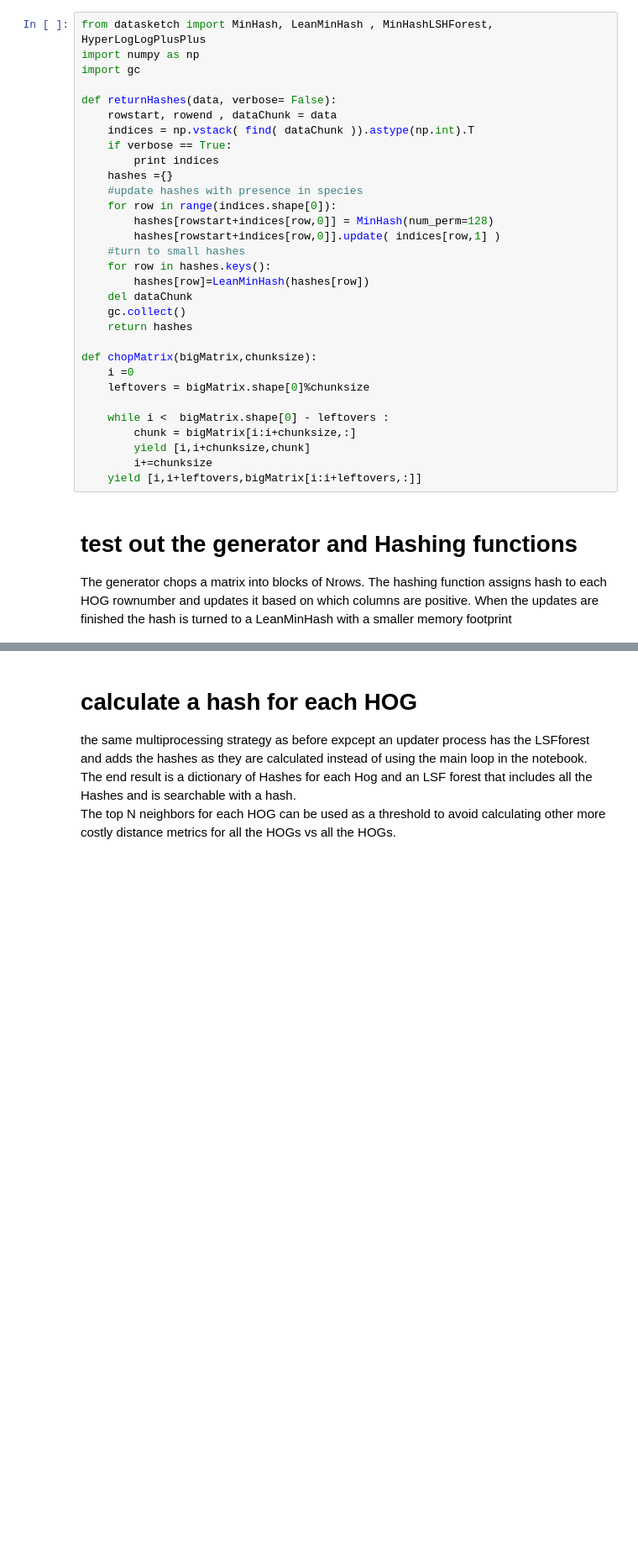
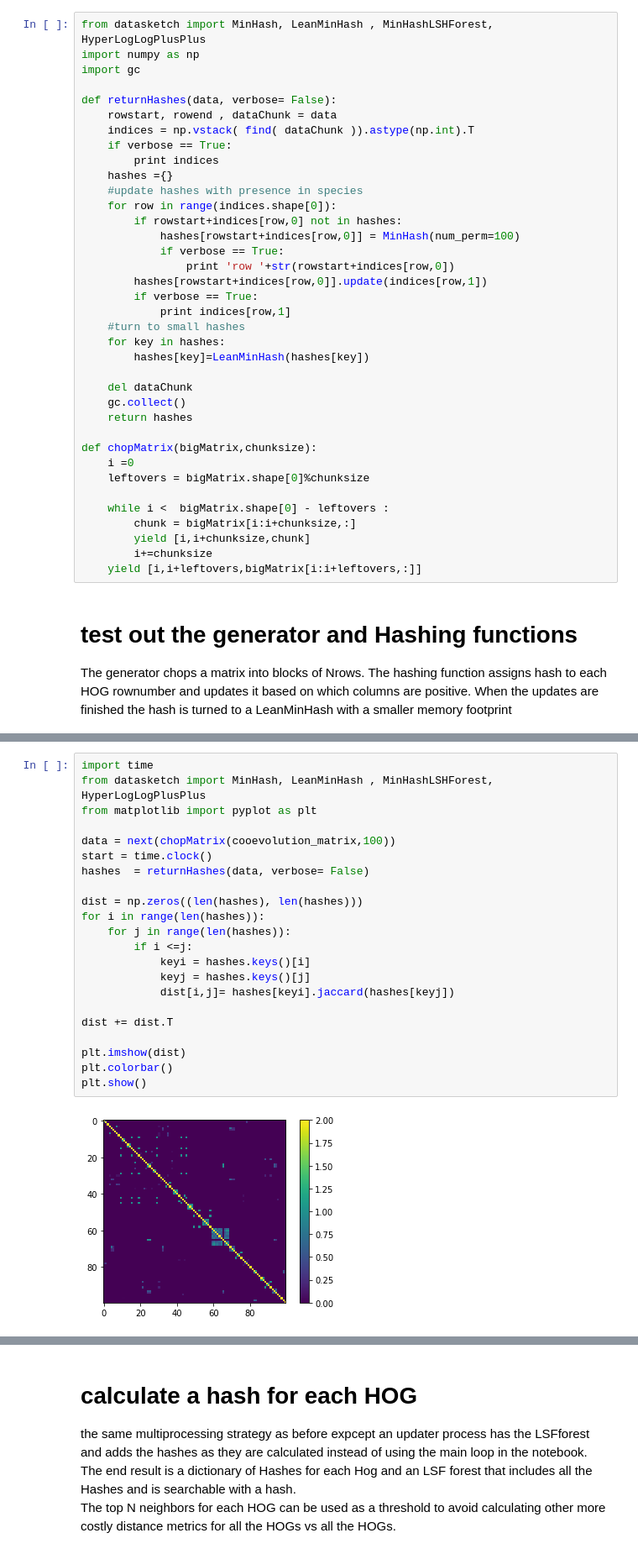
Before and after one commit to cactuskid/coevolution, a Jupyter notebook: ConstructHogMatrix.ipynb, the cells around one changed output, grey strips where cells are left out. Shown at 84% size. Cells and saved outputs as stored; diff of their text form; blank space fills up the shorter version.

```diff
--- a/ConstructHogMatrix.ipynb
+++ b/ConstructHogMatrix.ipynb
@@ -278,11 +307,17 @@ def returnHashes(data, verbose= False):
     hashes ={}
     #update hashes with presence in species
     for row in range(indices.shape[0]):
-        hashes[rowstart+indices[row,0]] = MinHash(num_perm=128)
-        hashes[rowstart+indices[row,0]].update( indices[row,1] )
+        if rowstart+indices[row,0] not in hashes:
+            hashes[rowstart+indices[row,0]] = MinHash(num_perm=100)
+            if verbose == True:
+                print 'row '+str(rowstart+indices[row,0])
+        hashes[rowstart+indices[row,0]].update(indices[row,1])
+        if verbose == True:
+            print indices[row,1]
     #turn to small hashes
-    for row in hashes.keys():
-        hashes[row]=LeanMinHash(hashes[row])
+    for key in hashes:
+        hashes[key]=LeanMinHash(hashes[key])
+
     del dataChunk
     gc.collect()
     return hashes
@@ -316,0 +337,24 @@ print time.clock()-start
+# %%
+import time
+from datasketch import MinHash, LeanMinHash , MinHashLSHForest, HyperLogLogPlusPlus
+from matplotlib import pyplot as plt
+
+data = next(chopMatrix(cooevolution_matrix,100))
+start = time.clock()
+hashes  = returnHashes(data, verbose= False)
+
+dist = np.zeros((len(hashes), len(hashes)))
+for i in range(len(hashes)):
+    for j in range(len(hashes)):
+        if i <=j:
+            keyi = hashes.keys()[i]
+            keyj = hashes.keys()[j]
+            dist[i,j]= hashes[keyi].jaccard(hashes[keyj])
+
+dist += dist.T
+
+plt.imshow(dist)
+plt.colorbar()
+plt.show()
+# %% [output]
+[figure, added]
```
Also changed, not shown: parts of 25 cells of this notebook, 1 other file.
